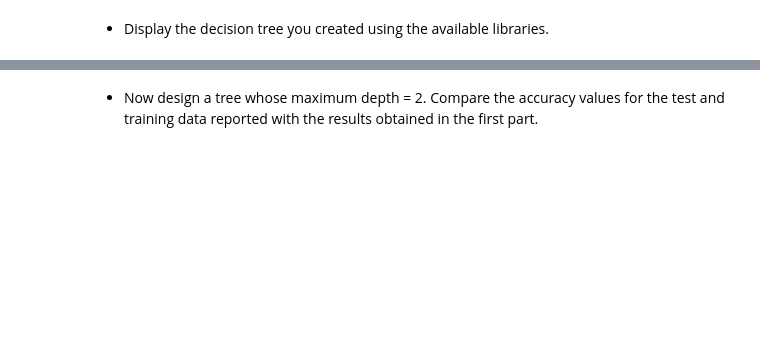
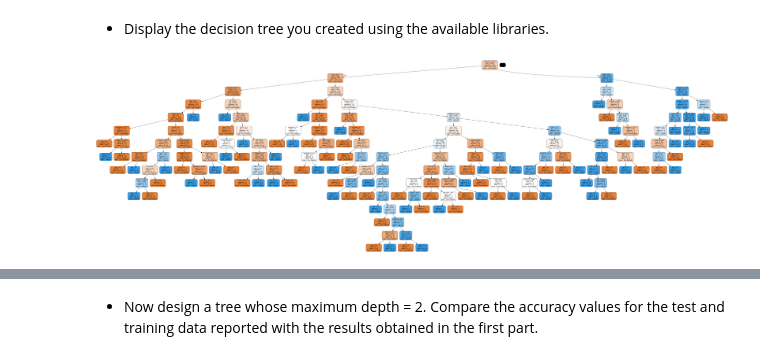
Before and after one commit to peyman886/machine-learning-coursework, a Jupyter notebook: Bahrak 1402-1/HomeWork/HW04/Machine_Learning_HW04.ipynb, the cells around one changed output, grey strips where cells are left out. Drawn from its saved outputs; the diff is of its cells as text; code cells hidden in the pictures; blank space fills up the shorter version.

```diff
--- a/Bahrak 1402-1/HomeWork/HW04/Machine_Learning_HW04.ipynb
+++ b/Bahrak 1402-1/HomeWork/HW04/Machine_Learning_HW04.ipynb
@@ -453,0 +495,22 @@ import pydotplus
+# %%
+# Splitting the dataset into features (X) and target (y)
+X_diabetes = diabetes_df.drop('label', axis=1)
+y_diabetes = diabetes_df['label']
+
+# Dividing the data into training and test sets (70/30 ratio)
+X_train_diabetes, X_test_diabetes, y_train_diabetes, y_test_diabetes = train_test_split(
+    X_diabetes, y_diabetes, test_size=0.3, random_state=42)
+
+# Initializing and training the Decision Tree classifier
+dt_classifier = DecisionTreeClassifier()
+dt_classifier.fit(X_train_diabetes, y_train_diabetes)
+
+# Making predictions on both the training and test sets
+y_pred_train = dt_classifier.predict(X_train_diabetes)
+y_pred_test = dt_classifier.predict(X_test_diabetes)
+
+# Calculating and comparing accuracy for training and test data
+accuracy_train = accuracy_score(y_train_diabetes, y_pred_train)
+accuracy_test = accuracy_score(y_test_diabetes, y_pred_test)
+
+accuracy_train, accuracy_test
@@ -457,0 +537,23 @@ import pydotplus
+# %%
+from sklearn.tree import export_graphviz
+import six
+import sys
+sys.modules['sklearn.externals.six'] = six
+from sklearn.externals.six import StringIO
+from IPython.display import Image
+import pydotplus
+
+# Exporting the decision tree to a dot file
+dot_data = StringIO()
+export_graphviz(dt_classifier, out_file=dot_data,
+                filled=True, rounded=True,
+                special_characters=True, feature_names=X_diabetes.columns,
+                class_names=['Non-Diabetic', 'Diabetic'])
+
+# Using pydotplus to generate the graph from dot data
+graph = pydotplus.graph_from_dot_data(dot_data.getvalue())
+
+# Converting the graph to an image
+Image(graph.create_png())
+# %% [output]
+[figure, added]
```
Also changed, not shown: parts of 19 cells of this notebook.
